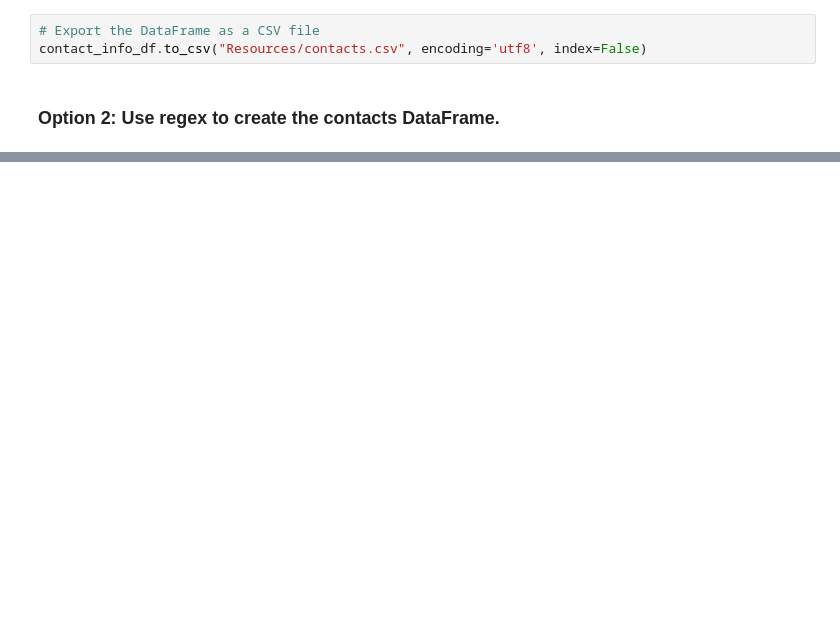
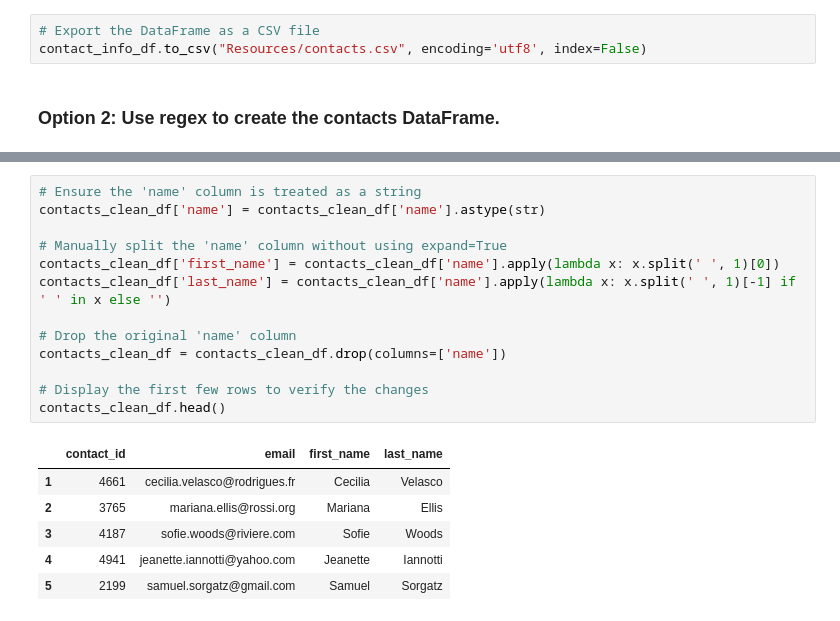
Before and after one commit to maslla100/Crowdfunding_ETL, a Jupyter notebook: ETL_Mini_Project_Starter_Code.ipynb, the cells around one changed output, grey strips where cells are left out. Saved outputs shown, nothing was run; the diff lists cells and outputs as text; blank space fills up the shorter version.

```diff
--- a/ETL_Mini_Project_Starter_Code.ipynb
+++ b/ETL_Mini_Project_Starter_Code.ipynb
@@ -577,0 +570,20 @@ memory usage: 15.8+ KB
+# %%
+# Ensure the 'name' column is treated as a string
+contacts_clean_df['name'] = contacts_clean_df['name'].astype(str)
+
+# Manually split the 'name' column without using expand=True
+contacts_clean_df['first_name'] = contacts_clean_df['name'].apply(lambda x: x.split(' ', 1)[0])
+contacts_clean_df['last_name'] = contacts_clean_df['name'].apply(lambda x: x.split(' ', 1)[-1] if ' ' in x else '')
+
+# Drop the original 'name' column
+contacts_clean_df = contacts_clean_df.drop(columns=['name'])
+
+# Display the first few rows to verify the changes
+contacts_clean_df.head()
+# %% [output]
+|  | contact_id | email | first_name | last_name |
+| 1 | 4661 | cecilia.velasco@rodrigues.fr | Cecilia | Velasco |
+| 2 | 3765 | mariana.ellis@rossi.org | Mariana | Ellis |
+| 3 | 4187 | sofie.woods@riviere.com | Sofie | Woods |
+| 4 | 4941 | jeanette.iannotti@yahoo.com | Jeanette | Iannotti |
+| 5 | 2199 | samuel.sorgatz@gmail.com | Samuel | Sorgatz |
```
Also changed, not shown: parts of 17 cells of this notebook, 1 other file.
